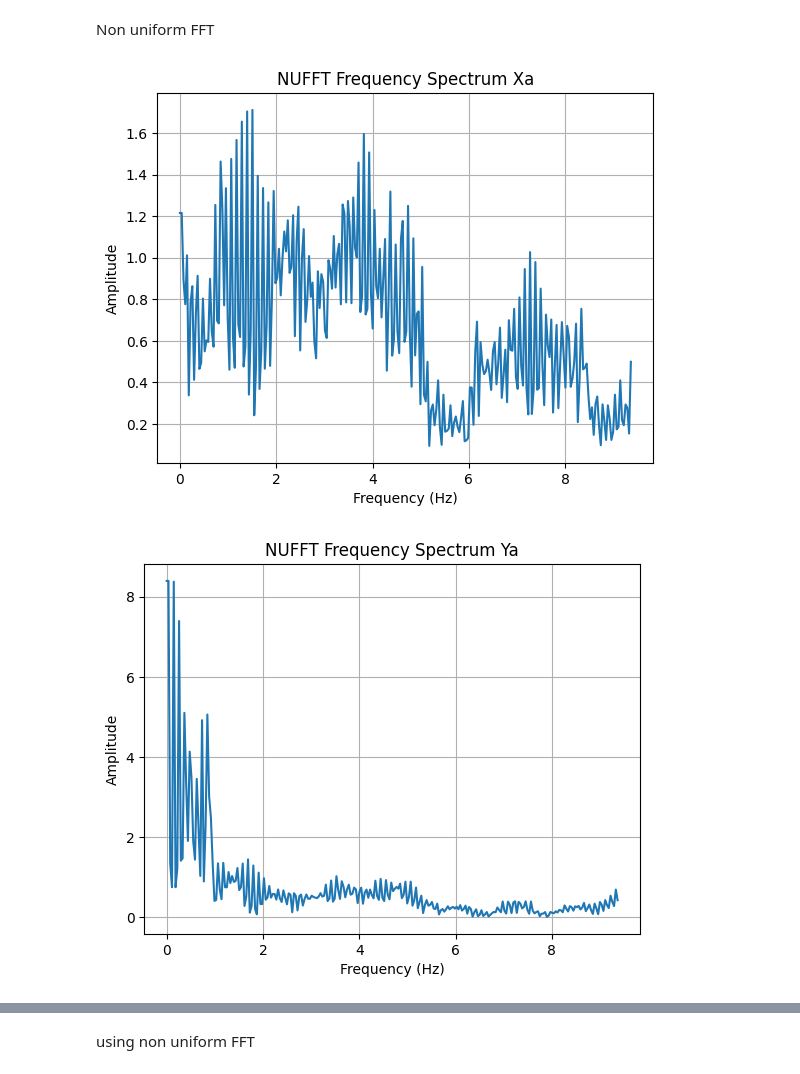
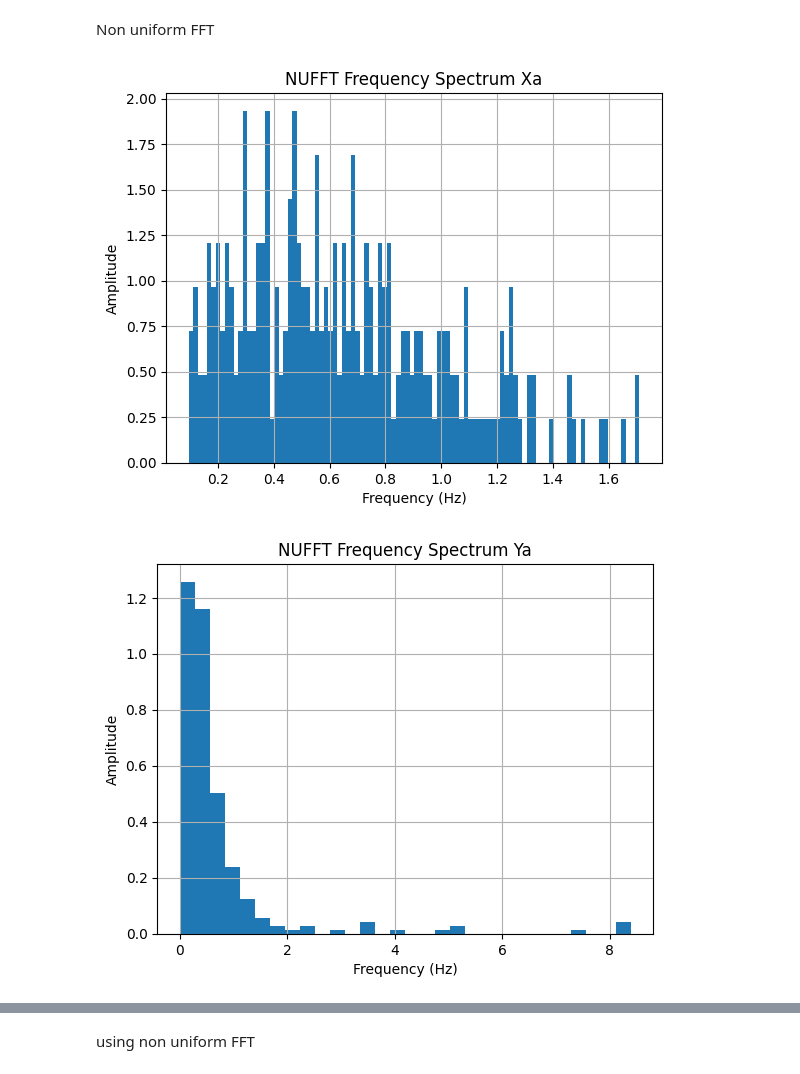
Before and after one commit to Sehaj-kahlon/Vibrational-Analysis, a Jupyter notebook: FFT.ipynb, the cells around one changed output, grey strips where cells are left out. Drawn from its saved outputs; the diff is of its cells as text; code cells hidden in the pictures.

Commit message:
histogrom graph

```diff
--- a/FFT.ipynb
+++ b/FFT.ipynb
@@ -120,35 +122,35 @@ nufft.plan(time_grid, Nd, Kd, Jd)
 # Apply NUFFT to each acceleration axis
 transformed_signal_Xa = nufft.forward(acceleration_Xa)
 transformed_signal_Ya = nufft.forward(acceleration_Ya)
 transformed_signal_Za = nufft.forward(acceleration_Za)
 
 # Frequency range corresponding to Kd (256 bins, from 0 to Nyquist frequency)
 sampling_frequency = 18.734  # Replace with your actual sampling frequency in Hz
 freqs = np.linspace(0, sampling_frequency / 2, Kd[0])
 
 # Plot the magnitude spectrum for Xa
-plt.plot(freqs, np.abs(transformed_signal_Xa[:len(freqs)]))
+plt.hist(np.abs(transformed_signal_Xa[:len(freqs)]), bins=100, density=True)
 plt.xlabel('Frequency (Hz)')
 plt.ylabel('Amplitude')
 plt.title('NUFFT Frequency Spectrum Xa')
 plt.grid()
 plt.show()
 
 # Plot the magnitude spectrum for Ya
-plt.plot(freqs, np.abs(transformed_signal_Ya[:len(freqs)]))
+plt.hist(np.abs(transformed_signal_Ya[:len(freqs)]), bins=30, density=True)
 plt.xlabel('Frequency (Hz)')
 plt.ylabel('Amplitude')
 plt.title('NUFFT Frequency Spectrum Ya')
 plt.grid()
 plt.show()
 
 # Plot the magnitude spectrum for Za
-plt.plot(freqs, np.abs(transformed_signal_Za[:len(freqs)]))
+plt.hist(np.abs(transformed_signal_Za[:len(freqs)]), bins=30, density=True)
 plt.xlabel('Frequency (Hz)')
 plt.ylabel('Amplitude')
 plt.title('NUFFT Frequency Spectrum Za')
 plt.grid()
 plt.show()
 # %% [output]
-[figure, old version]
+[figure, new version]
-[figure, old version]
+[figure, new version]
```
Also changed, not shown: parts of 2 cells of this notebook.
